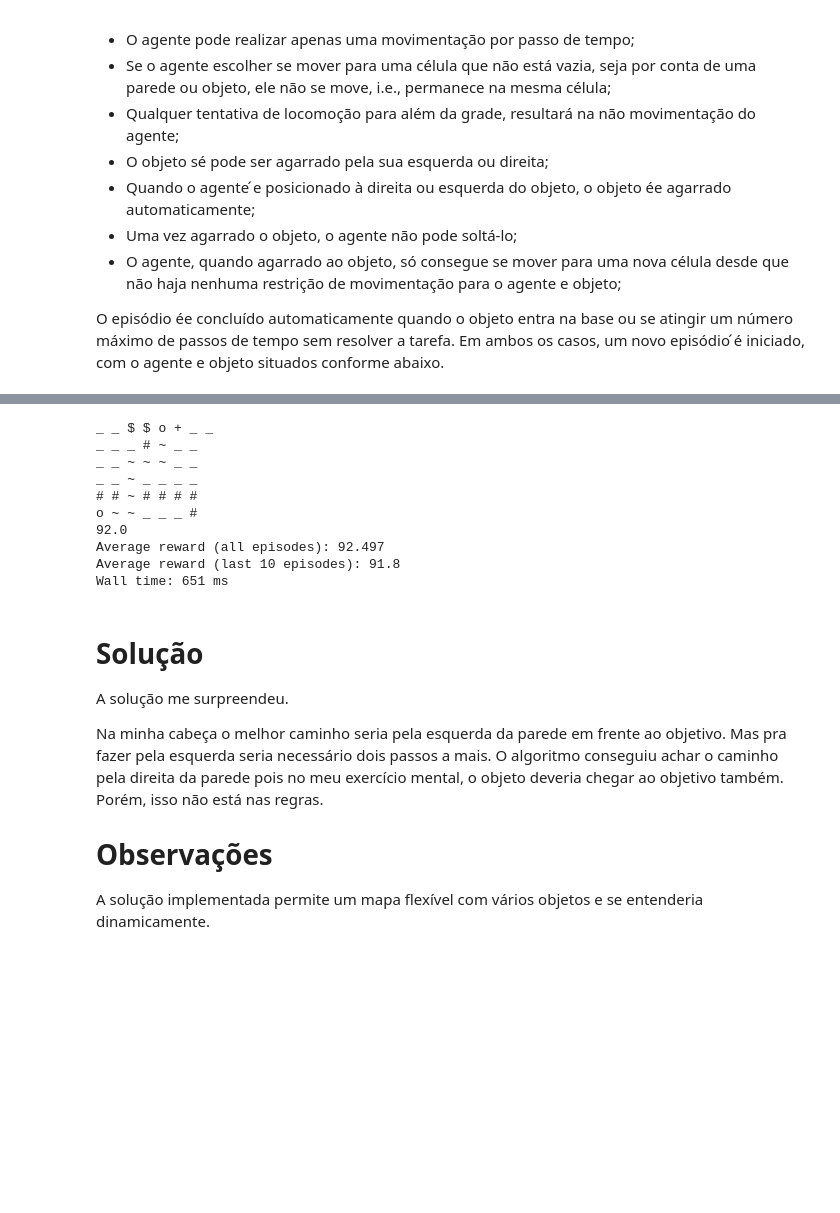
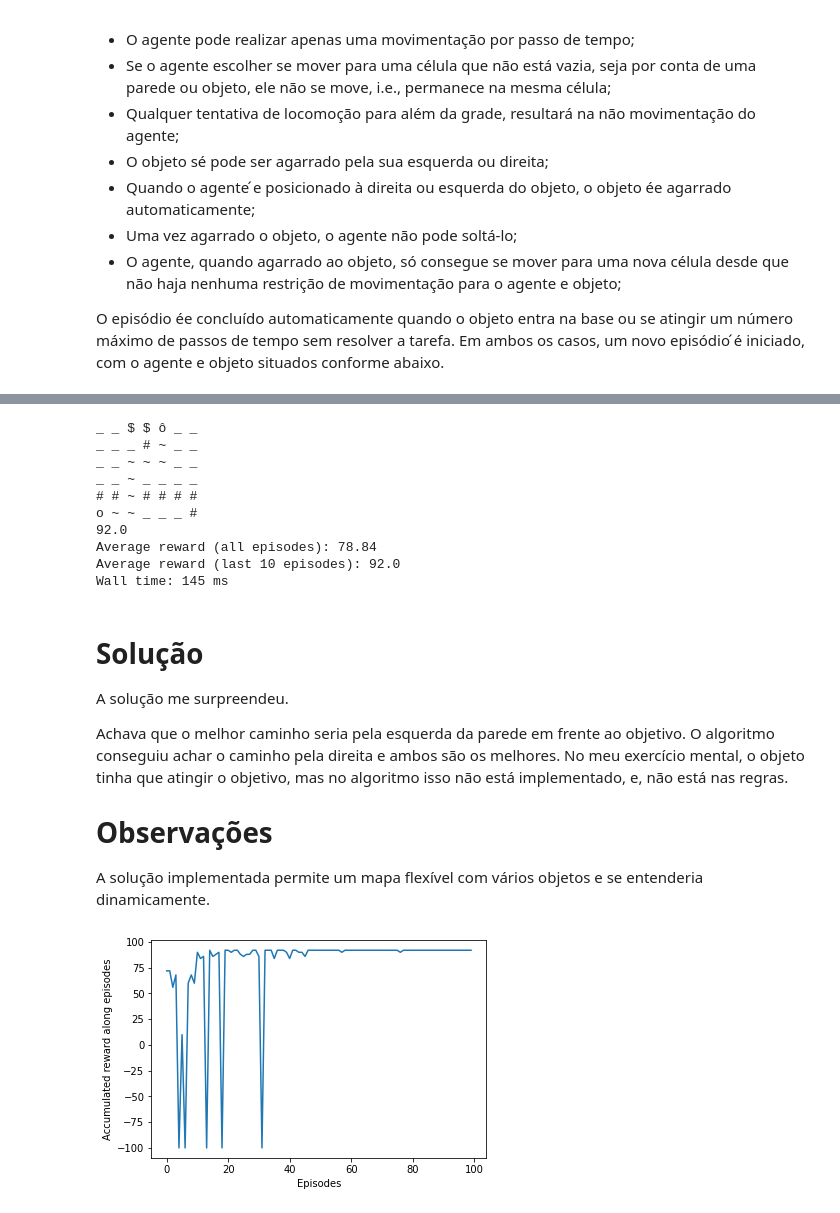
Before and after one commit to jopapo/pos_datascience_reinforcedlearning_exe1, a Jupyter notebook: trabalho1.ipynb, the cells around one changed output, grey strips where cells are left out. Drawn from its saved outputs; the diff is of its cells as text; code cells hidden in the pictures; blank space fills up the shorter version.

```diff
--- a/trabalho1.ipynb
+++ b/trabalho1.ipynb
@@ -356,36 +359,45 @@ def Qlearning(environment, num_episodes=100, alpha=0.3, gamma=0.9, epsilon=1.0,
 # %%
 %%time
 
-num_episodes=1000
-alpha=0.3 # Peso para atualização do novo caminho descoberto
-gamma=0.9
+num_episodes=100
+max_steps=100
+alpha=0.3 # Peso para atualização do novo caminho descoberto (taxa de aprendizagem)
+gamma=0.9 # Fator de desconto
 epsilon=1.0
 decay_epsilon=0.1
 
 # run Q-learning
-rewards = Qlearning(t1_env, num_episodes, alpha, gamma, epsilon, decay_epsilon)
+rewards = Qlearning(t1_env, num_episodes, alpha, gamma, epsilon, decay_epsilon, max_steps=max_steps)
 
 # print results
 print ("Average reward (all episodes): " + str(sum(rewards)/num_episodes))
 print ("Average reward (last 10 episodes): " + str(sum(rewards[-10:])/10))
 # %% [output]
-_ _ $ $ o + _ _
+_ _ $ $ ô _ _
 _ _ _ # ~ _ _
 _ _ ~ ~ ~ _ _
 _ _ ~ _ _ _ _
 # # ~ # # # #
 o ~ ~ _ _ _ #
 92.0
-Average reward (all episodes): 92.497
-Average reward (last 10 episodes): 91.8
-Wall time: 651 ms
+Average reward (all episodes): 78.84
+Average reward (last 10 episodes): 92.0
+Wall time: 145 ms
 # %% [markdown]
 # Solução
 
 A solução me surpreendeu.
 
-Na minha cabeça o melhor caminho seria pela esquerda da parede em frente ao objetivo. Mas pra fazer pela esquerda seria necessário dois passos a mais. O algoritmo conseguiu achar o caminho pela direita da parede pois no meu exercício mental, o objeto deveria chegar ao objetivo também. Porém, isso não está nas regras.
+Achava que o melhor caminho seria pela esquerda da parede em frente ao objetivo. O algoritmo conseguiu achar o caminho pela direita e ambos são os melhores. No meu exercício mental, o objeto tinha que atingir o objetivo, mas no algoritmo isso não está implementado, e, não está nas regras.
 
 # Observações
 
 A solução implementada permite um mapa flexível com vários objetos e se entenderia dinamicamente.
+# %%
+# Curva de convergência
+plt.plot(range(num_episodes), rewards)
+plt.xlabel('Episodes')
+plt.ylabel('Accumulated reward along episodes')
+plt.show()
+# %% [output]
+[figure, added]
```
Also changed, not shown: parts of 4 cells of this notebook.
